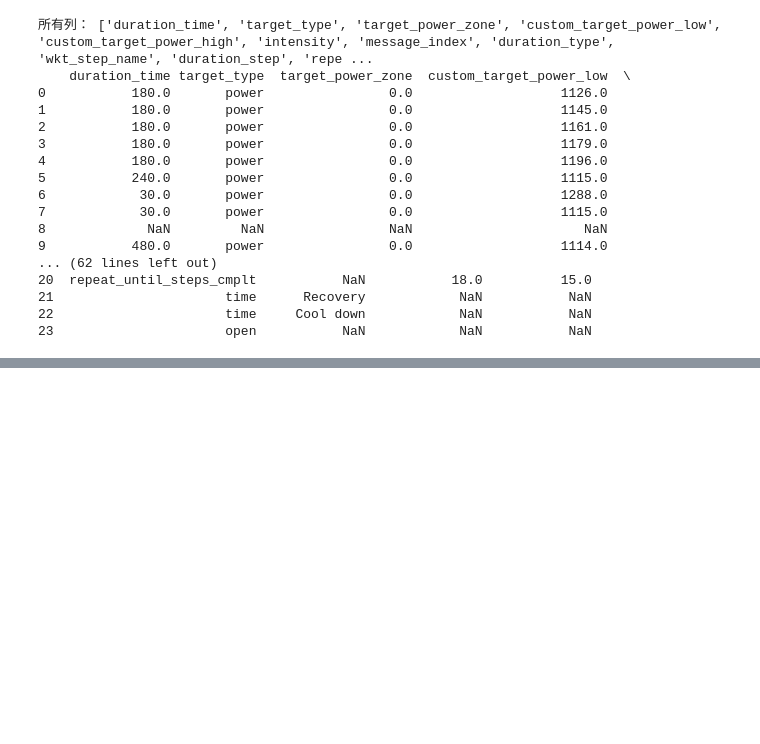
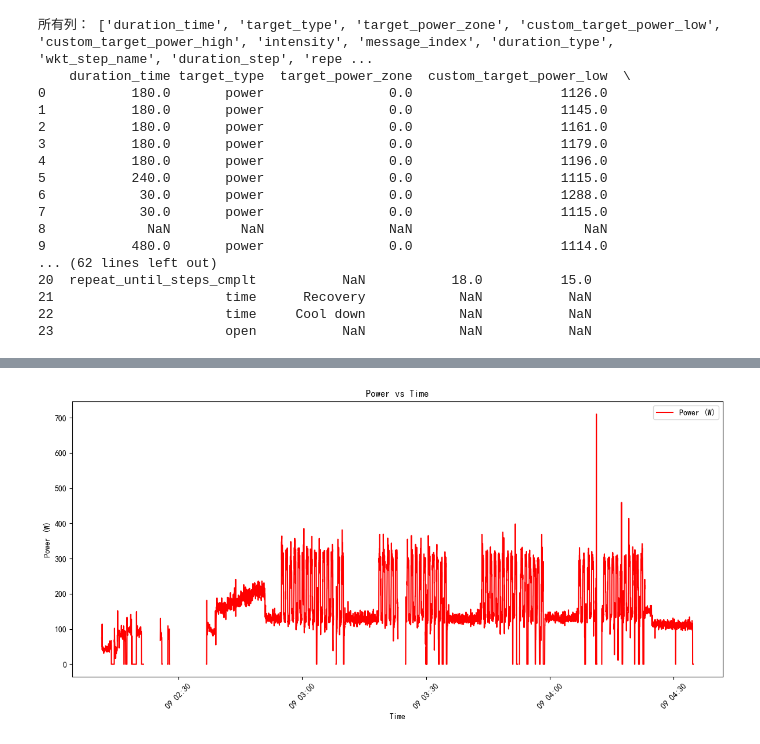
Before and after one commit to tyvtjhj/rideanalysis, a Jupyter notebook: test_analysis.ipynb, the cells around one changed output, grey strips where cells are left out. Saved outputs shown, nothing was run; the diff lists cells and outputs as text; code cells hidden in the pictures; blank space fills up the shorter version.

```diff
--- a/test_analysis.ipynb
+++ b/test_analysis.ipynb
@@ -138,3 +129,16 @@ print(df)
 21                      time      Recovery            NaN           NaN
 22                      time     Cool down            NaN           NaN
 23                      open           NaN            NaN           NaN
+# %%
+import gpxpy
+
+gpx_path = './test_data/activity_23182812295.gpx'
+
+with open(gpx_path, 'r', encoding='utf-8') as f:
+    gpx = gpxpy.parse(f)
+
+print("GPX 文件读取成功")
+
+# 遍历所有轨迹
+for track in gpx.tracks:
+    print(f"轨迹名称: {track.name}")
@@ -140,0 +316,66 @@ print(df)
+# %%
+import fitparse
+import pandas as pd
+import matplotlib.pyplot as plt
+
+# 设置中文支持
+plt.rcParams['font.sans-serif'] = ['SimHei', 'DejaVu Sans']
+plt.rcParams['axes.unicode_minus'] = False
+
+# 读取 FIT 文件
+fit_path = './test_data/23182812295_ACTIVITY.fit'
+
+# ========== 1. 提取 record 数据 ==========
+fit_file = fitparse.FitFile(fit_path)
+records = []
+for message in fit_file.get_messages('record'):
+    record_dict = {}
+    for field in message.fields:
+        record_dict[field.name] = field.value
+    records.append(record_dict)
+
+df = pd.DataFrame(records)
+print(f"=== Record 数据 ===")
+print(f"总记录数: {len(df)}")
+print(f"时间范围: {df['timestamp'].min()} ~ {df['timestamp'].max()}")
+print(f"平均功率: {df['power'].mean():.1f} W")
+print(f"平均心率: {df['heart_rate'].mean():.1f} bpm")
+
+# ========== 2. 绘制功率曲线 ==========
+plt.figure(figsize=(12, 6))
+plt.plot(df['timestamp'], df['power'], label='Power (W)', color='red')
+plt.xlabel('Time')
+plt.ylabel('Power (W)')
+plt.title('Power vs Time')
+plt.legend()
+plt.xticks(rotation=45)
+plt.tight_layout()
+plt.show()
+
+# ========== 3. 提取 lap 数据（使用正确字段） ==========
+fit_file2 = fitparse.FitFile(fit_path)
+laps = []
+for message in fit_file2.get_messages('lap'):
+    lap_dict = {}
+    for field in message.fields:
+        lap_dict[field.name] = field.value
+    laps.append(lap_dict)
+
+lap_df = pd.DataFrame(laps)
+print(f"\n=== Lap 数据 ===")
+print(f"Lap 数量: {len(lap_df)}")
+
+# 显示关键字段（使用实际存在的字段）
+print(lap_df[['message_index', 'start_time', 'total_timer_time', 'total_distance',
+              'avg_power', 'max_power', 'avg_heart_rate', 'max_heart_rate']].head())
+
+# ========== 4. 提取 session 数据 ==========
+print("\n=== Session 数据 ===")
+fit_file3 = fitparse.FitFile(fit_path)
+for message in fit_file3.get_messages('session'):
+    print(f"运动类型: {message.get('sport').value}")
+    print(f"总时长: {message.get('total_timer_time').value / 60:.1f} 分钟")
+    print(f"总距离: {message.get('total_distance').value / 1000:.2f} km")
+    print(f"平均功率: {message.get('avg_power').value} W")
+    print(f"最大心率: {message.get('max_heart_rate').value} bpm")
+# %% [output]
@@ -140,0 +387 @@ print(df)
+[figure, added]
```
Also changed, not shown: parts of 8 cells of this notebook.
